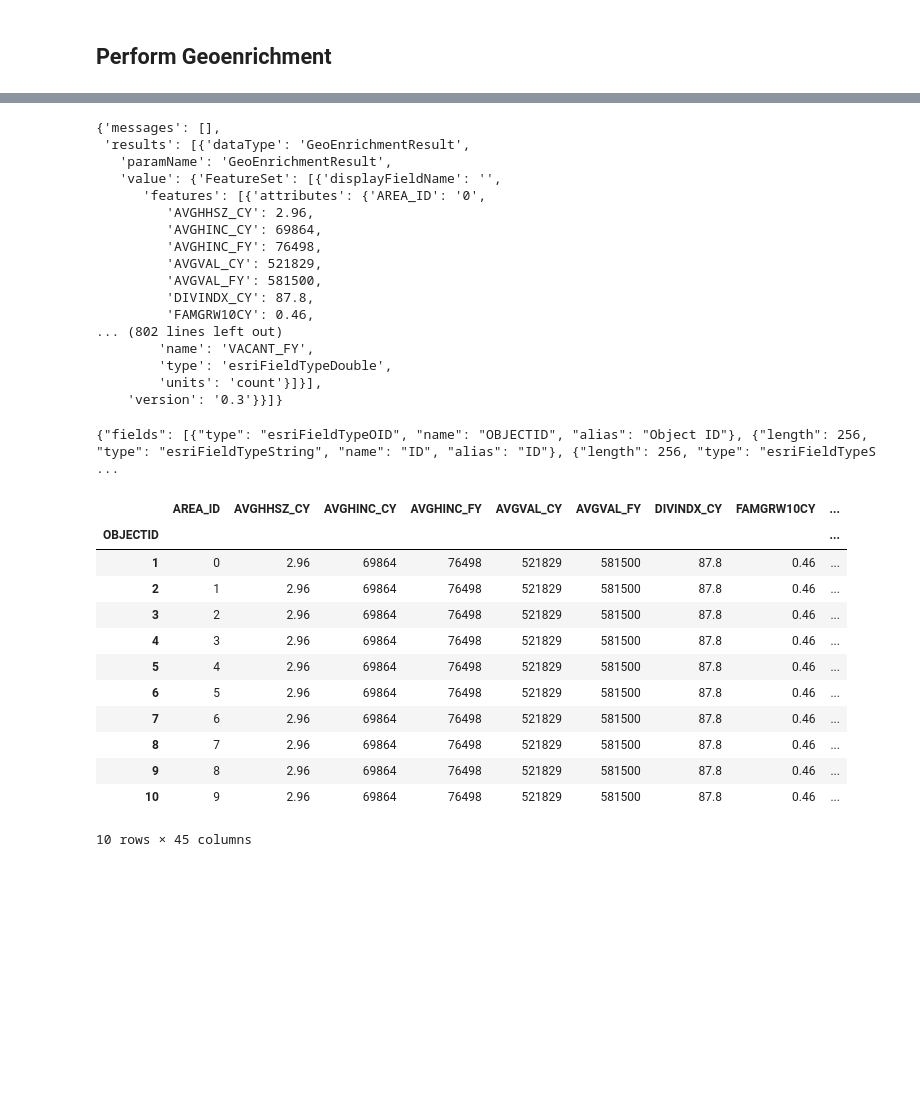
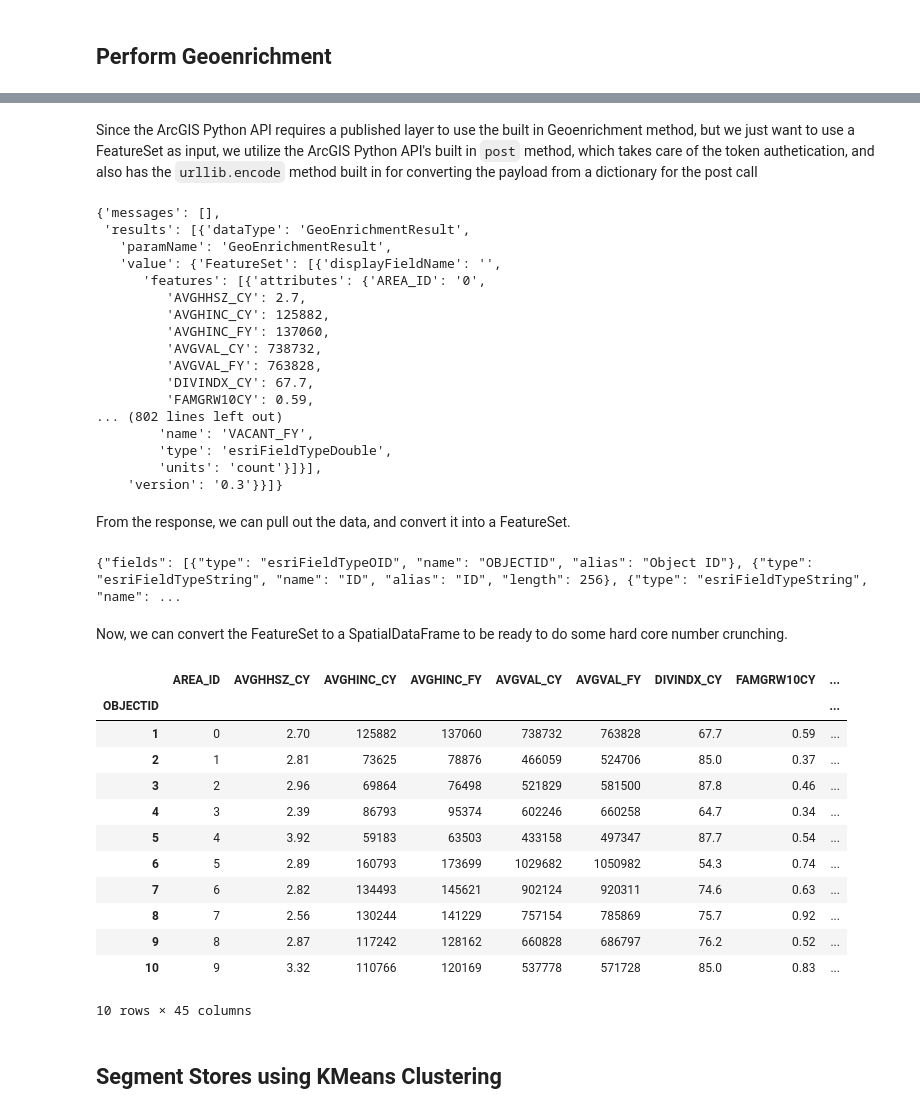
Before and after one commit to knu2xs/arcgis-machine-learning-demonstrations, a Jupyter notebook: Store CSV to Store Segments with Trade Area Creation.ipynb, the cells around one changed output, grey strips where cells are left out. Cells and saved outputs as stored; diff of their text form; code cells hidden in the pictures; blank space fills up the shorter version.

Commit message:
CSV working using workaround for the SpatialDataFrame.to_featureset

```diff
--- a/Store CSV to Store Segments with Trade Area Creation.ipynb
+++ b/Store CSV to Store Segments with Trade Area Creation.ipynb
@@ -131,3 +137,7 @@ Create a SpatialDataFrame, and deritive FeatureSet with the columns formatted fo
 # %%
 sdf_service_area_input = sdf[['LOCNUM', 'SHAPE']].rename(columns={'LOCNUM': 'Name'})
-fs_service_area_input = sdf_service_area_input.to_featureset()
+# fs_service_area_input = sdf_service_area_input.to_featureset()
+fs_service_area_input = arcgis.features.FeatureSet(
+    sdf_service_area_input.apply(lambda row: {'attributes': {'Name': row.Name}, 'geometry': row.SHAPE}, axis=1).tolist()
+)
+fs_service_area_input
@@ -209,3 +209,0 @@ trade_area_map
-# %%
-for index, row in sdf_service_area.iterrows():
-    trade_area_map.draw(row.SHAPE)
@@ -212,2 +214,7 @@ for index, row in sdf_service_area.iterrows():
+# %%
+# fs_service_area = sdf_service_area.to_featureset()
+fs_service_area = arcgis.features.FeatureSet(
+    sdf_service_area.apply(lambda row: {'attributes': {'LOCNUM': row.LOCNUM}, 'geometry': row.SHAPE}, axis=1).tolist()
+)
 # %% [markdown]
 ## Perform Geoenrichment
@@ -218,6 +225,8 @@ trade_area_drive_time = 8  # in minutes
 study_area_options = '{"areaType":"DriveTimeBuffer","bufferUnits":"esriDriveTimeUnitsMinutes",' + \
         '"bufferRadii":' + '[{drive_time}]'.format(drive_time=trade_area_drive_time) + '}"'
 study_area_options = '{"areaType":"DriveTimeBuffer","bufferUnits":"esriDriveTimeUnitsMinutes","bufferRadii":[5]}'
+# %% [markdown]
+Since the ArcGIS Python API requires a published layer to use the built in Geoenrichment method, but we just want to use a FeatureSet as input, we utilize the ArcGIS Python API's built in `post` method, which takes care of the token authetication, and also has the `urllib.encode` method built in for converting the payload from a dictionary for the post call
 # %%
 url_geoenrich = gis_coldbrew.properties.helperServices.geoenrichment.url + "/Geoenrichment/Enrich"
 payload = {
@@ -239,18 +248,20 @@ resp_enrich
    'paramName': 'GeoEnrichmentResult',
    'value': {'FeatureSet': [{'displayFieldName': '',
       'features': [{'attributes': {'AREA_ID': '0',
-         'AVGHHSZ_CY': 2.96,
-         'AVGHINC_CY': 69864,
-         'AVGHINC_FY': 76498,
-         'AVGVAL_CY': 521829,
-         'AVGVAL_FY': 581500,
-         'DIVINDX_CY': 87.8,
-         'FAMGRW10CY': 0.46,
+         'AVGHHSZ_CY': 2.7,
+         'AVGHINC_CY': 125882,
+         'AVGHINC_FY': 137060,
+         'AVGVAL_CY': 738732,
+         'AVGVAL_FY': 763828,
+         'DIVINDX_CY': 67.7,
+         'FAMGRW10CY': 0.59,
 ... (802 lines left out)
         'name': 'VACANT_FY',
         'type': 'esriFieldTypeDouble',
         'units': 'count'}]}],
     'version': '0.3'}}]}
+# %% [markdown]
+From the response, we can pull out the data, and convert it into a FeatureSet.
 # %%
 fs_enrich = arcgis.features.FeatureSet(
     features=resp_enrich['results'][0]['value']['FeatureSet'][0]['features'],
@@ -258,21 +269,25 @@ fs_enrich = arcgis.features.FeatureSet(
 )
 fs_enrich
 # %% [output]
-{"fields": [{"type": "esriFieldTypeOID", "name": "OBJECTID", "alias": "Object ID"}, {"length": 256, "type": "esriFieldTypeString", "name": "ID", "alias": "ID"}, {"length": 256, "type": "esriFieldTypeS ...
+{"fields": [{"type": "esriFieldTypeOID", "name": "OBJECTID", "alias": "Object ID"}, {"type": "esriFieldTypeString", "name": "ID", "alias": "ID", "length": 256}, {"type": "esriFieldTypeString", "name": ...
+# %% [markdown]
+Now, we can convert the FeatureSet to a SpatialDataFrame to be ready to do some hard core number crunching.
 # %%
-df_enrich = fs_enrich.df
-df_enrich
+sdf_enrich = fs_enrich.df
+sdf_enrich
 # %% [output]
 |  | AREA_ID | AVGHHSZ_CY | AVGHINC_CY | AVGHINC_FY | AVGVAL_CY | AVGVAL_FY | DIVINDX_CY | FAMGRW10CY | ... |
 | OBJECTID |  |  |  |  |  |  |  |  | ... |
-| 1 | 0 | 2.96 | 69864 | 76498 | 521829 | 581500 | 87.8 | 0.46 | ... |
-| 2 | 1 | 2.96 | 69864 | 76498 | 521829 | 581500 | 87.8 | 0.46 | ... |
+| 1 | 0 | 2.70 | 125882 | 137060 | 738732 | 763828 | 67.7 | 0.59 | ... |
+| 2 | 1 | 2.81 | 73625 | 78876 | 466059 | 524706 | 85.0 | 0.37 | ... |
 | 3 | 2 | 2.96 | 69864 | 76498 | 521829 | 581500 | 87.8 | 0.46 | ... |
-| 4 | 3 | 2.96 | 69864 | 76498 | 521829 | 581500 | 87.8 | 0.46 | ... |
-| 5 | 4 | 2.96 | 69864 | 76498 | 521829 | 581500 | 87.8 | 0.46 | ... |
-| 6 | 5 | 2.96 | 69864 | 76498 | 521829 | 581500 | 87.8 | 0.46 | ... |
-| 7 | 6 | 2.96 | 69864 | 76498 | 521829 | 581500 | 87.8 | 0.46 | ... |
-| 8 | 7 | 2.96 | 69864 | 76498 | 521829 | 581500 | 87.8 | 0.46 | ... |
-| 9 | 8 | 2.96 | 69864 | 76498 | 521829 | 581500 | 87.8 | 0.46 | ... |
-| 10 | 9 | 2.96 | 69864 | 76498 | 521829 | 581500 | 87.8 | 0.46 | ... |
+| 4 | 3 | 2.39 | 86793 | 95374 | 602246 | 660258 | 64.7 | 0.34 | ... |
+| 5 | 4 | 3.92 | 59183 | 63503 | 433158 | 497347 | 87.7 | 0.54 | ... |
+| 6 | 5 | 2.89 | 160793 | 173699 | 1029682 | 1050982 | 54.3 | 0.74 | ... |
+| 7 | 6 | 2.82 | 134493 | 145621 | 902124 | 920311 | 74.6 | 0.63 | ... |
+| 8 | 7 | 2.56 | 130244 | 141229 | 757154 | 785869 | 75.7 | 0.92 | ... |
+| 9 | 8 | 2.87 | 117242 | 128162 | 660828 | 686797 | 76.2 | 0.52 | ... |
+| 10 | 9 | 3.32 | 110766 | 120169 | 537778 | 571728 | 85.0 | 0.83 | ... |
 10 rows × 45 columns
+# %% [markdown]
+## Segment Stores using KMeans Clustering
```
Also changed, not shown: parts of 19 cells of this notebook, 1 other file.
